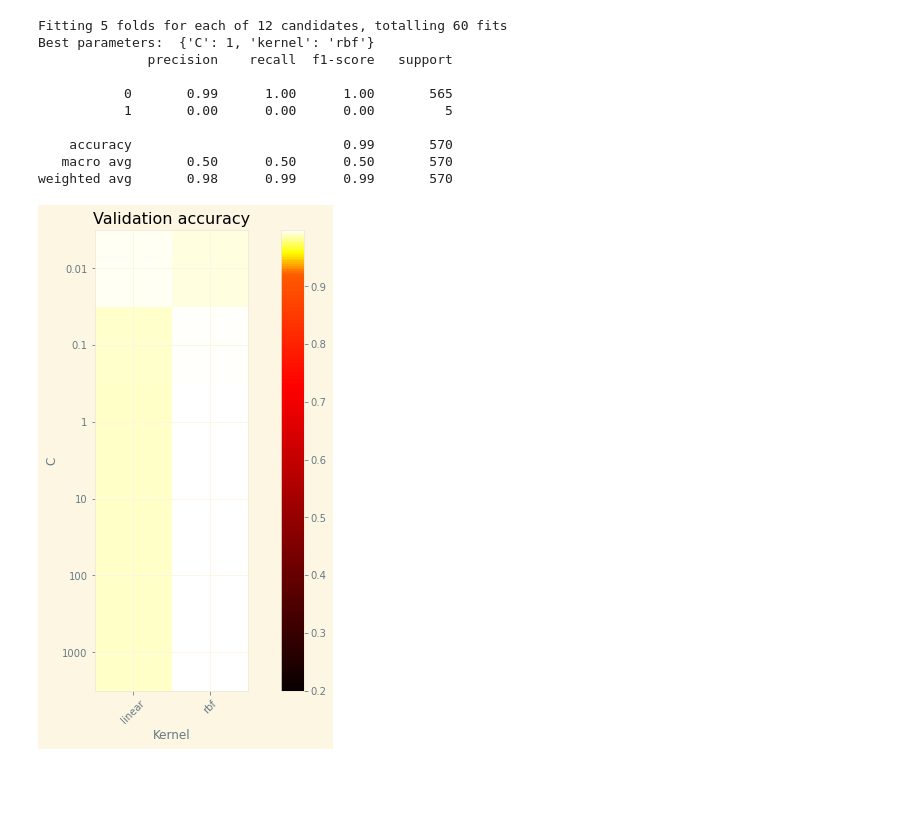
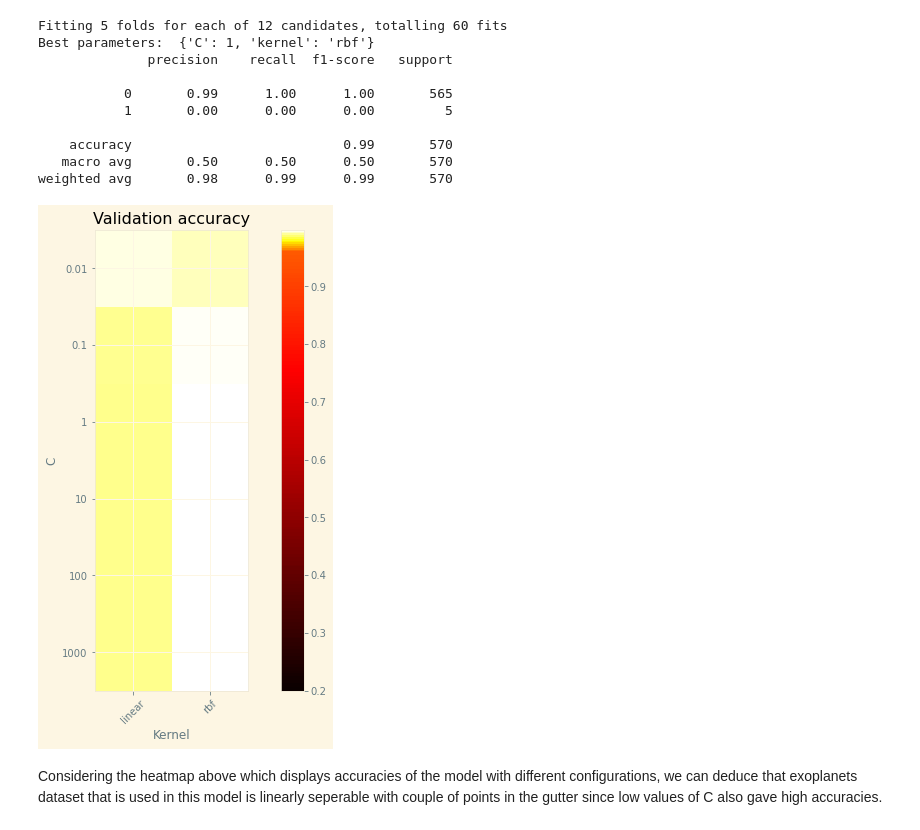
Before and after one commit to didar00/Exoplanet-Exploration, a Jupyter notebook: src/data.ipynb, the cells around one changed output. Saved outputs shown, nothing was run; the diff lists cells and outputs as text; code cells hidden in the pictures; blank space fills up the shorter version.

```diff
--- a/src/data.ipynb
+++ b/src/data.ipynb
@@ -287,11 +287,3 @@ plt.show()
 [figure]
 # %% [markdown]
 ## Classification
-# %%
-from sklearn import svm
-from sklearn import metrics
-
-clf = svm.SVC()
-clf.fit(x_train, y_train)
-y_pred = clf.predict(x_test)
-print("Accuracy:",metrics.accuracy_score(y_test, y_pred))
@@ -308,8 +289,0 @@ NameError: name 'confusion_matrix' is not defined
-# %%
-from sklearn.linear_model import Perceptron
-from sklearn.metrics import accuracy_score
-# define model
-clf = Perceptron(eta0=1.0, random_state=0)
-clf.fit(x_train, y_train)
-prediction = clf.predict(x_test)
-print('Accuracy: %.2f' % accuracy_score(y_test, y_pred))
@@ -388,50 +328,49 @@ Best parameters:  {'C': 1, 'kernel': 'rbf'}
    macro avg       0.50      0.50      0.50       570
 weighted avg       0.98      0.99      0.99       570
 # %%
-
 from matplotlib.colors import Normalize
 from sklearn.preprocessing import StandardScaler
-from sklearn.datasets import load_iris
-from sklearn.model_selection import StratifiedShuffleSplit
 from sklearn.model_selection import GridSearchCV
 
 
 # Utility function to move the midpoint of a colormap to be around
 # the values of interest.
 
 class MidpointNormalize(Normalize):
 
     def __init__(self, vmin=None, vmax=None, midpoint=None, clip=False):
         self.midpoint = midpoint
         Normalize.__init__(self, vmin, vmax, clip)
 
     def __call__(self, value, clip=None):
         x, y = [self.vmin, self.midpoint, self.vmax], [0, 0.5, 1]
         return np.ma.masked_array(np.interp(value, x, y))
 
 
 
 scores = grid.cv_results_['mean_test_score'].reshape(6, 2)
 
-# Draw heatmap of the validation accuracy as a function of gamma and C
-#
-# The score are encoded as colors with the hot colormap which varies from dark
-# red to bright yellow. As the most interesting scores are all located in the
-# 0.92 to 0.97 range we use a custom normalizer to set the mid-point to 0.92 so
-# as to make it easier to visualize the small variations of score values in the
-# interesting range while not brutally collapsing all the low score values to
-# the same color.
+"""
+Draw heatmap of the validation accuracy as a function of C and kernel function.
+The score are encoded as colors with the hot colormap which varies from dark
+red to bright yellow. As the most all of the scores are located in the
+0.95 to 0.99 range, a custom normalizer is used to set the mid-point to 0.95 so
+as to make it easier to visualize the small variations of score values in the
+interesting range while not brutally collapsing all the low score values to
+the same color.
+"""
 
 plt.figure(figsize=(12,8))
 plt.subplots_adjust(left=.2, right=0.95, bottom=0.15, top=0.95)
-plt.imshow(scores, interpolation='nearest', cmap=plt.cm.hot,
-           norm=MidpointNormalize(vmin=0.2, midpoint=0.92))
+plt.imshow(scores, interpolation='nearest', cmap=plt.cm.hot, norm=MidpointNormalize(vmin=0.2, midpoint=0.95))
 plt.xlabel('Kernel')
 plt.ylabel('C')
 plt.colorbar()
 plt.xticks(np.arange(len(param_grid['kernel'])), param_grid['kernel'], rotation=45)
 plt.yticks(np.arange(len(param_grid["C"])), param_grid["C"])
 plt.title('Validation accuracy')
 plt.show()
 # %% [output]
-[figure, old version]
+[figure, new version]
+# %% [markdown]
+Considering the heatmap above which displays accuracies of the model with different configurations, we can deduce that exoplanets dataset that is used in this model is linearly seperable with couple of points in the gutter since low values of C also gave high accuracies.
```
Also changed, not shown: parts of 6 cells of this notebook, 1 other file.
